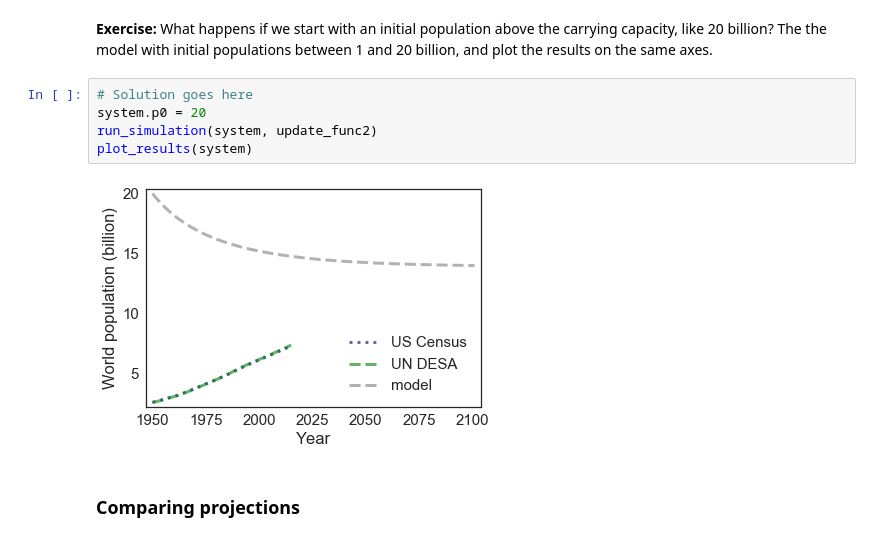
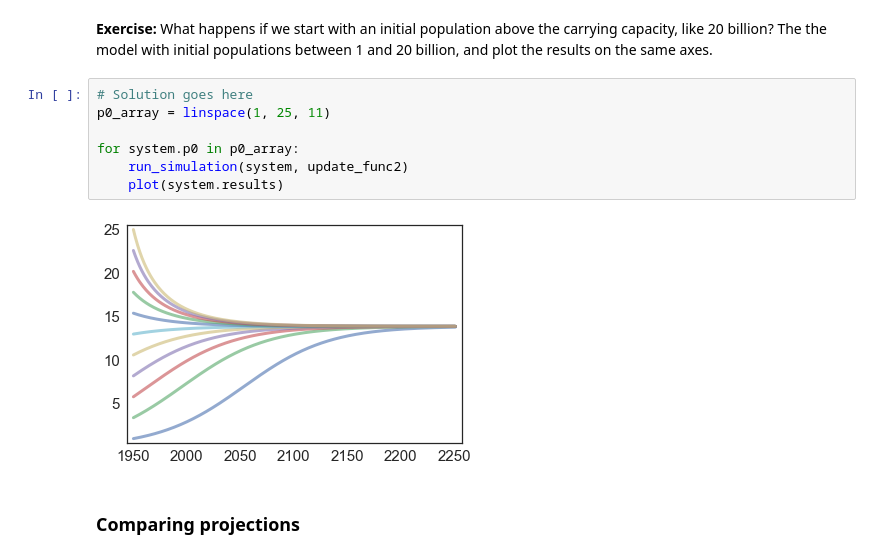
Before and after one commit to lanfenson/ModSimPy, a Jupyter notebook: code/chap04mine.ipynb, the cells around one changed output. Drawn from its saved outputs; the diff is of its cells as text.

```diff
--- a/code/chap04mine.ipynb
+++ b/code/chap04mine.ipynb
@@ -160,11 +160,13 @@ system.results[system.t_end]
 **Exercise:**  What happens if we start with an initial population above the carrying capacity, like 20 billion?  The the model with initial populations between 1 and 20 billion, and plot the results on the same axes.
 # %%
 # Solution goes here
-system.p0 = 20
-run_simulation(system, update_func2)
-plot_results(system)
+p0_array = linspace(1, 25, 11)
+
+for system.p0 in p0_array:
+    run_simulation(system, update_func2)
+    plot(system.results)
 # %% [output]
-[figure, old version]
+[figure, new version]
 # %% [markdown]
 ### Comparing projections
 # %% [markdown]
```
Also changed, not shown: parts of 4 cells of this notebook, 3 other files.
